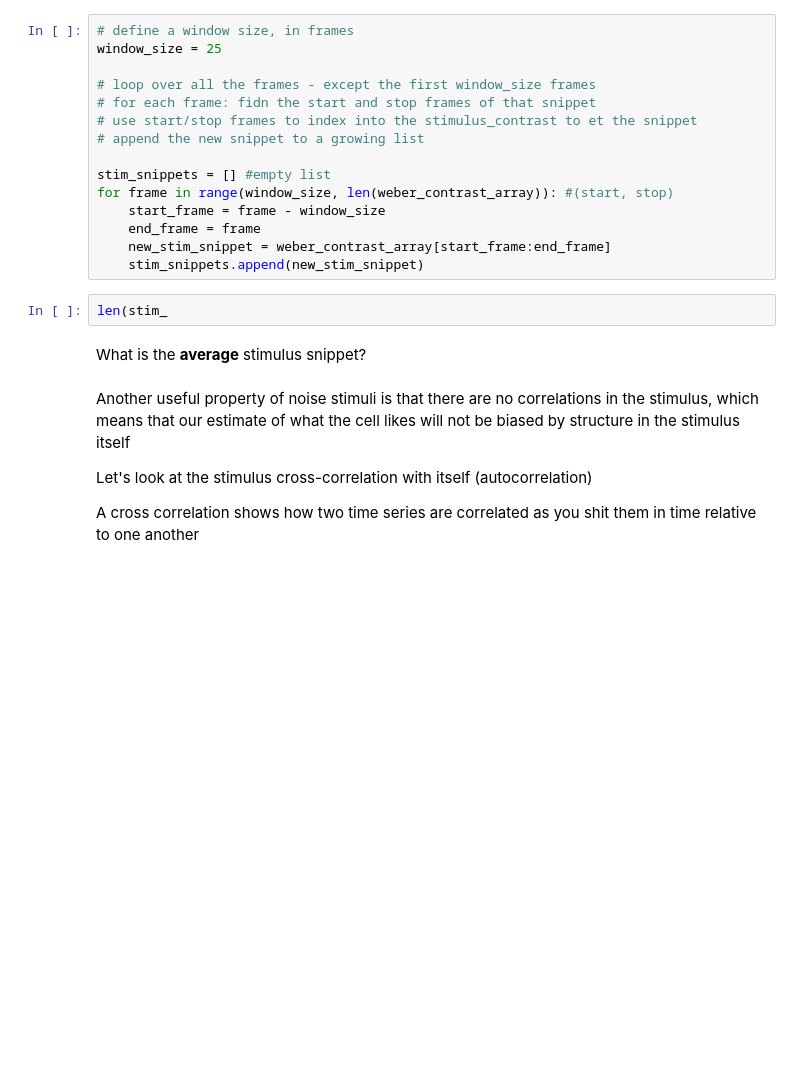
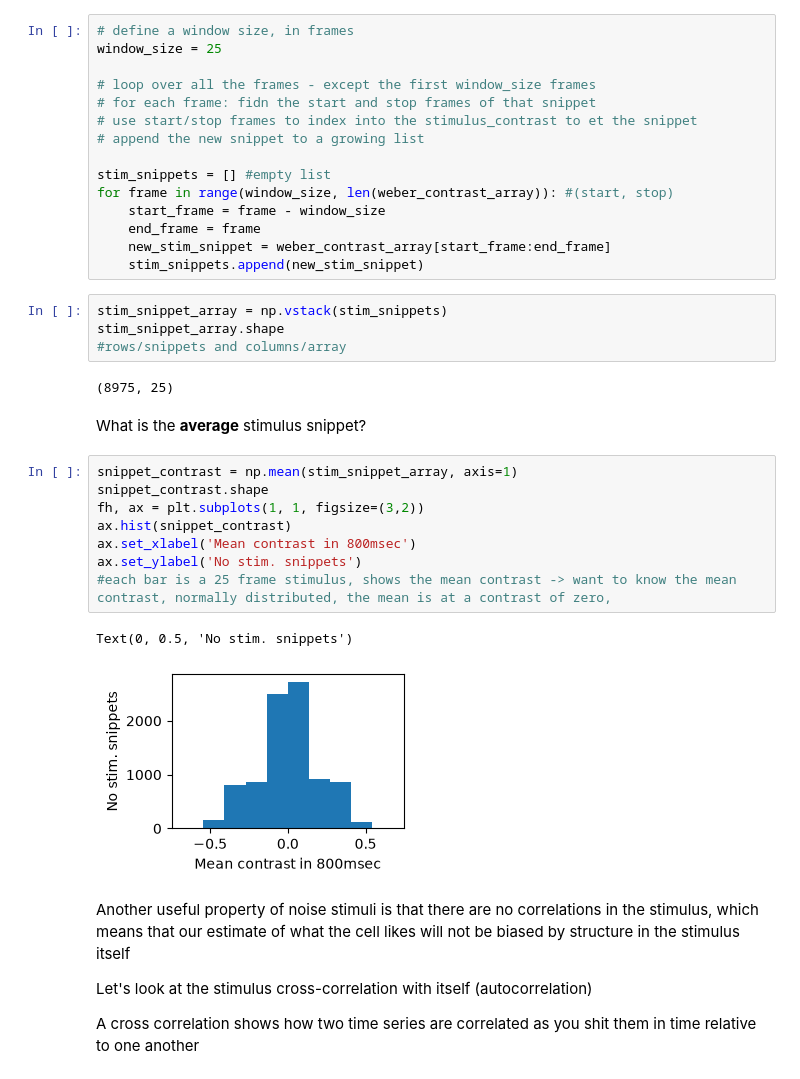
Before and after one commit to miac8/ABIO558-mia-, a Jupyter notebook: miniproject_2_blank.ipynb, the cells around one changed output. Saved outputs shown, nothing was run; the diff lists cells and outputs as text; blank space fills up the shorter version.

```diff
--- a/miniproject_2_blank.ipynb
+++ b/miniproject_2_blank.ipynb
@@ -166,9 +168,24 @@ for frame in range(window_size, len(weber_contrast_array)): #(start, stop)
     new_stim_snippet = weber_contrast_array[start_frame:end_frame]
     stim_snippets.append(new_stim_snippet)
 # %%
-len(stim_
+stim_snippet_array = np.vstack(stim_snippets)
+stim_snippet_array.shape
+#rows/snippets and columns/array
+# %% [output]
+(8975, 25)
 # %% [markdown]
 What is the **average** stimulus snippet?
+# %%
+snippet_contrast = np.mean(stim_snippet_array, axis=1)
+snippet_contrast.shape
+fh, ax = plt.subplots(1, 1, figsize=(3,2))
+ax.hist(snippet_contrast)
+ax.set_xlabel('Mean contrast in 800msec')
+ax.set_ylabel('No stim. snippets')
+#each bar is a 25 frame stimulus, shows the mean contrast -> want to know the mean contrast, normally distributed, the mean is at a contrast of zero,
+# %% [output]
+Text(0, 0.5, 'No stim. snippets')
+[figure, added]
 # %% [markdown]
 Another useful property of noise stimuli is that there are no correlations in the stimulus, which means that our estimate of what the cell likes will not be biased by structure in the stimulus itself
 
```
Also changed, not shown: parts of 6 cells of this notebook.
